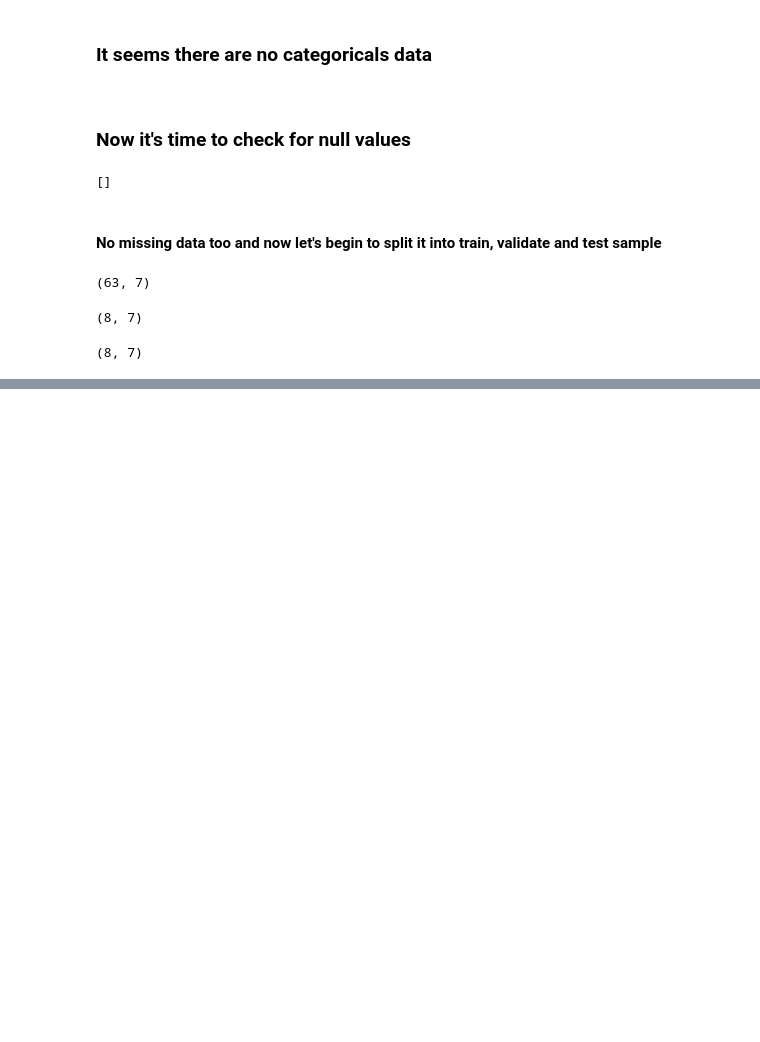
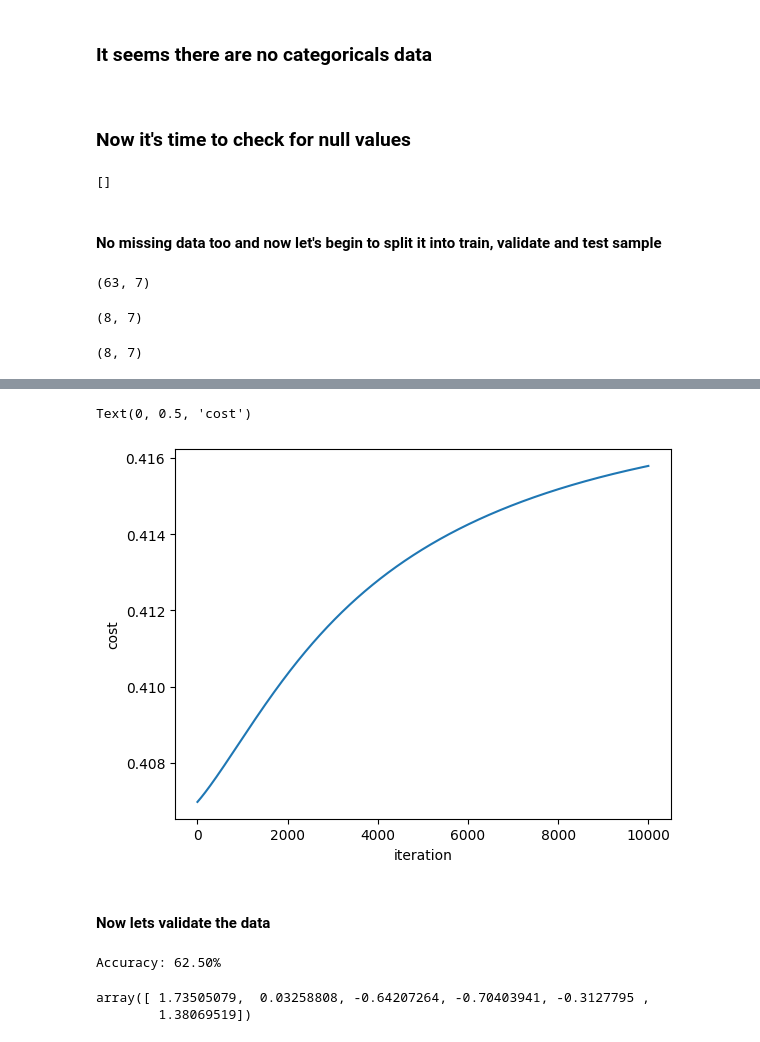
Before and after one commit to Priyajan-collab/Kidney-stone-Urine-Analysis-prediction, a Jupyter notebook: main.ipynb, the cells around one changed output, grey strips where cells are left out. Saved outputs shown, nothing was run; the diff lists cells and outputs as text; code cells hidden in the pictures; blank space fills up the shorter version.

Commit message:
Completed the model with training and testing feature, X_test is getting 75% and X_validate is getting 62.5%

```diff
--- a/main.ipynb
+++ b/main.ipynb
@@ -128,0 +214,12 @@ array([1, 3, 4, 5])
+# %%
+x_plot=[]
+y_plot=[]
+# %%
+for i in range(10000):
+    obj.predict()
+    obj.sigmoid()
+    n_r=obj.cost()
+    print(f'cost is {n_r} at {i}')
+    x_plot.append(i)
+    y_plot.append(n_r)
+    obj.regularaization_update_weights_bias()
@@ -128,0 +244,7 @@ array([1, 3, 4, 5])
+# %%
+pt.plot(x_plot,y_plot)
+pt.xlabel("iteration")
+pt.ylabel("cost")
+# %% [output]
+Text(0, 0.5, 'cost')
+[figure, added]
@@ -128,0 +253,13 @@ array([1, 3, 4, 5])
+# %% [markdown]
+<h4>Now lets validate the data</h4>
+# %%
+pre=obj.predict_newdata(X_validate,w3)
+accuracy_reg = np.mean(pre == Y_validate) * 100
+print(f"Accuracy: {accuracy_reg:.2f}%")
+# %% [output]
+Accuracy: 62.50%
+# %%
+w
+# %% [output]
+array([ 1.73505079,  0.03258808, -0.64207264, -0.70403941, -0.3127795 ,
+        1.38069519])
```
Also changed, not shown: parts of 21 cells of this notebook.
